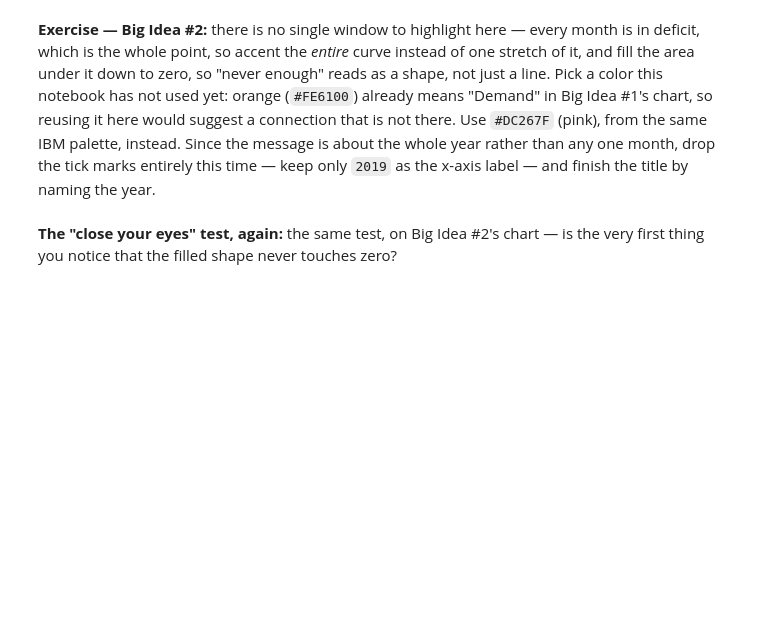
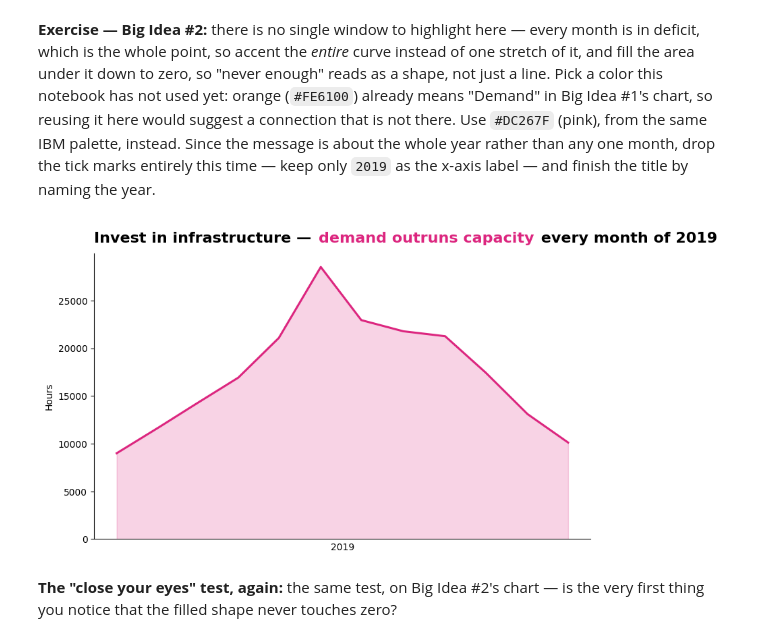
Before and after one commit to AlexisClaude/air_quality, a Jupyter notebook: notebooks/session3/08_data_visualization.ipynb, the cells around one changed output. Drawn from its saved outputs; the diff is of its cells as text; code cells hidden in the pictures; blank space fills up the shorter version.

```diff
--- a/notebooks/session3/08_data_visualization.ipynb
+++ b/notebooks/session3/08_data_visualization.ipynb
@@ -229,6 +273,26 @@ plt.show()
 **Exercise — Big Idea #2:** there is no single window to highlight here — every month is in deficit, which is the whole point, so accent the *entire* curve instead of one stretch of it, and fill the area under it down to zero, so "never enough" reads as a shape, not just a line. Pick a color this notebook has not used yet: orange (`#FE6100`) already means "Demand" in Big Idea #1's chart, so reusing it here would suggest a connection that is not there. Use `#DC267F` (pink), from the same IBM palette, instead. Since the message is about the whole year rather than any one month, drop the tick marks entirely this time — keep only `2019` as the x-axis label — and finish the title by naming the year.
 # %%
 # TODO 3: focus Big Idea #2's chart — a fresh accent color, filled under the curve, a takeaway title
+gap_color = "#DC267F"
+
+fig_bg2, ax = plt.subplots(figsize=(9.5, 5.5))
+# every month is the point: the whole curve is vivid, filled down to zero
+ax.plot(capacity_df["date"], capacity_df["gap"], color=gap_color, linewidth=2.2)
+ax.fill_between(capacity_df["date"], 0, capacity_df["gap"], color=gap_color, alpha=0.2)
+
+ax.spines["top"].set_visible(False)
+ax.spines["right"].set_visible(False)
+ax.set_xticks([])
+ax.set_xlabel("2019")
+ax.set_ylabel("Hours")
+ax.set_ylim(bottom=0)
+colored_title(ax, [
+    ("Invest in infrastructure — ", "black"), ("demand outruns capacity", gap_color),
+    (" every month of 2019", "black"),
+])
+plt.show()
+# %% [output]
+[figure, added]
 # %% [markdown]
 **The "close your eyes" test, again:** the same test, on Big Idea #2's chart — is the very first thing you notice that the filled shape never touches zero?
 # %% [markdown]
```
Also changed, not shown: parts of 12 cells of this notebook.
